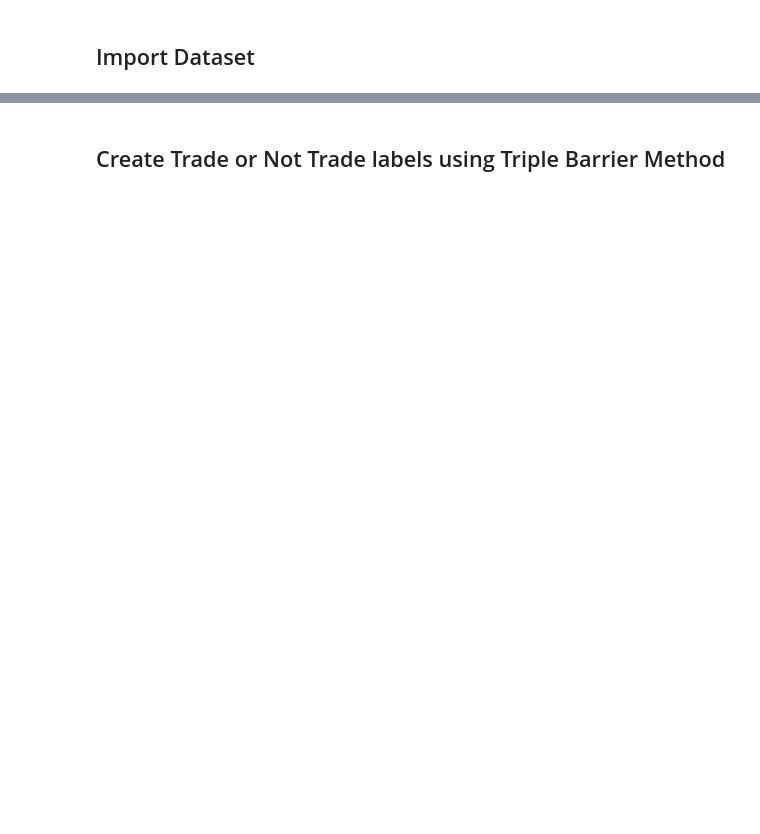
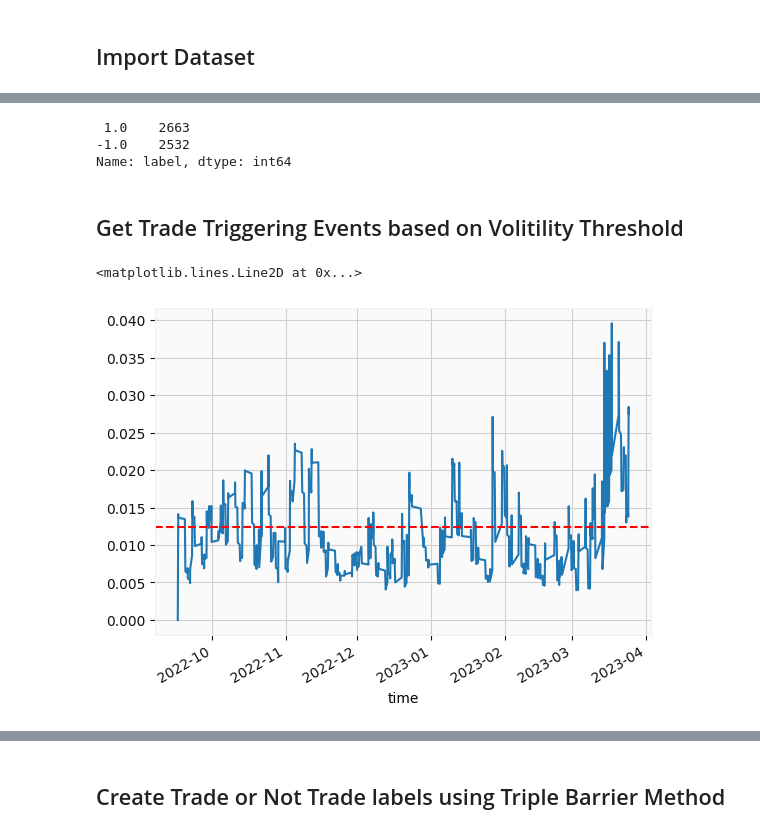
Before and after one commit to waikho/MADS_Capstone, a Jupyter notebook: modeling.ipynb, the cells around one changed output, grey strips where cells are left out. Saved outputs shown, nothing was run; the diff lists cells and outputs as text; code cells hidden in the pictures; blank space fills up the shorter version.

```diff
--- a/modeling.ipynb
+++ b/modeling.ipynb
@@ -164 +72,31 @@ We will then predict what will happen if the event is triggered, based on the 's
+# %%
+# get close values of dollar bars
+time_series = dollar_bars.close.to_numpy()
+
+# set window size to calculate best slope
+window_size_max= 7
+
+# get trend scanning labels
+label_output = pd.DataFrame(tlb.get_trend_scanning_labels(time_series=time_series,
+                                             window_size_max=window_size_max,
+                                             threshold=0.0,
+                                             opp_sign_ct=3,
+                                             side='both'),
+                            index= dollar_bars.index[window_size_max-1:])
+
+# put label results back into dollar_bars Dataframe
+dollar_bars = dollar_bars.join(label_output, how='outer')
+
+# remove look-ahead bias
+dollar_bars['label'] = dollar_bars['label'].shift(1)
+dollar_bars['slope'] = dollar_bars['slope'].shift(1)
+# %%
+# number of uptrends vs # of downtrends
+print(dollar_bars['label'].value_counts())
+# %% [output]
+ 1.0    2663
+-1.0    2532
+Name: label, dtype: int64
+# %% [markdown]
+## Get Trade Triggering Events based on Volitility Threshold
 # %%
@@ -174,2 +114,11 @@ num_days = 10
 
 t1 = tbar.add_vertical_barrier(tEvents, close, num_days=num_days)
+# %%
+# show volitility over time
+
+f,ax = plt.subplots()
+dailyVolatility.plot(ax=ax)
+ax.axhline(dailyVolatility.mean(),ls='--',color='r')
+# %% [output]
+<matplotlib.lines.Line2D at 0x...>
+[figure, added]
```
Also changed, not shown: parts of 95 cells of this notebook, 12 other files.
